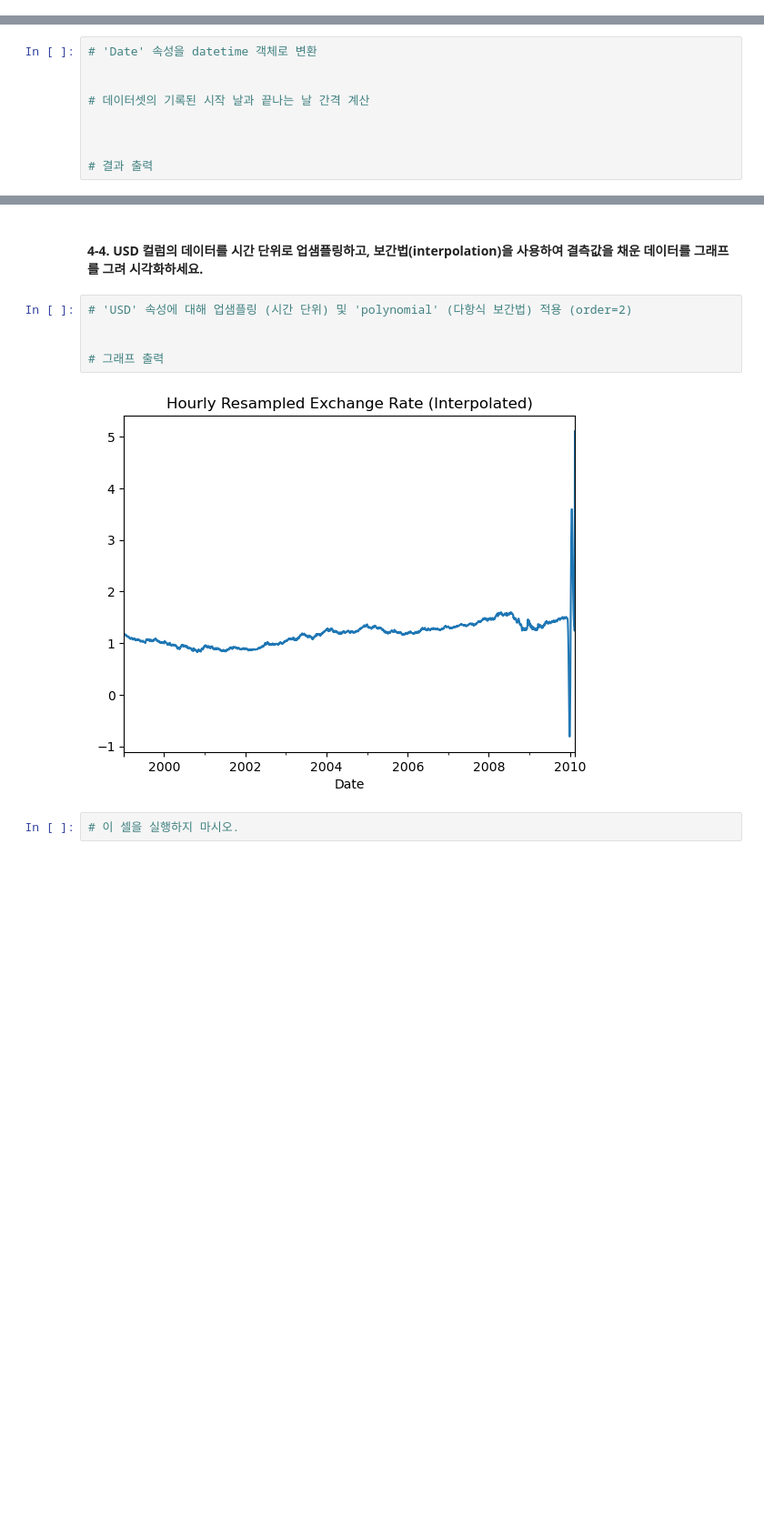
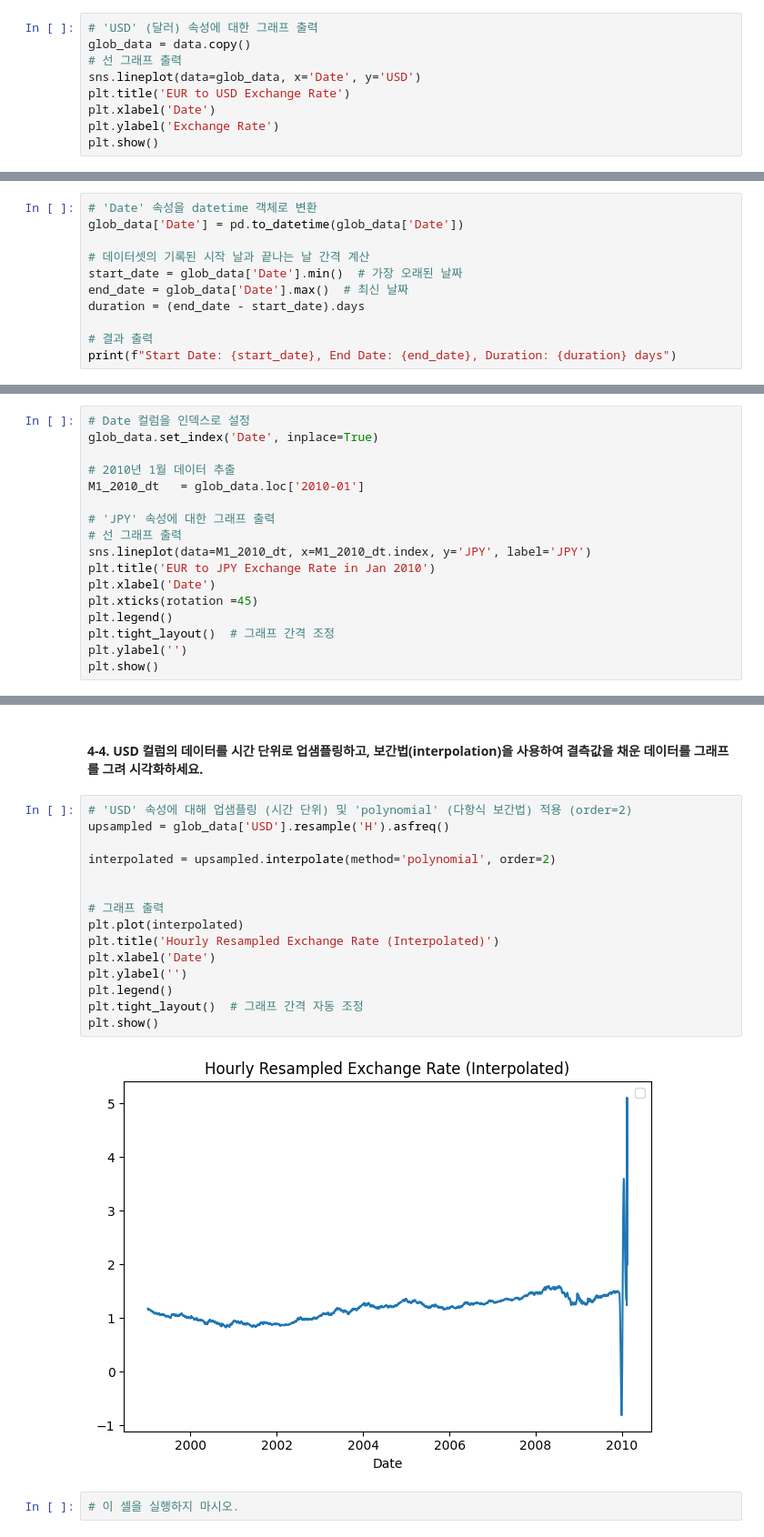
Before and after one commit to skang-koreatech/BasicDataScience_2024-2, a Jupyter notebook: 연습용 폴더/lec13-2_lab_time_series_analysis_assignment07.ipynb, the cells around one changed output, grey strips where cells are left out. Shown at 91% size. Drawn from its saved outputs; the diff is of its cells as text; blank space fills up the shorter version.

```diff
--- a/연습용 폴더/lec13-2_lab_time_series_analysis_assignment07.ipynb
+++ b/연습용 폴더/lec13-2_lab_time_series_analysis_assignment07.ipynb
@@ -271,0 +327,9 @@ data.head(5)
+# %%
+# 'USD' (달러) 속성에 대한 그래프 출력
+glob_data = data.copy()
+# 선 그래프 출력
+sns.lineplot(data=glob_data, x='Date', y='USD')
+plt.title('EUR to USD Exchange Rate')
+plt.xlabel('Date')
+plt.ylabel('Exchange Rate')
+plt.show()
@@ -277,13 +343,15 @@ data.head(5)
 #### 4-2. 환율 데이터의 가장 오래된 날짜와 최신 날짜를 출력하고, 두 날짜 간의 시간 간격(일 수)을 계산하세요.
 # %%
 # 'Date' 속성을 datetime 객체로 변환
-
+glob_data['Date'] = pd.to_datetime(glob_data['Date'])
 
 # 데이터셋의 기록된 시작 날과 끝나는 날 간격 계산
-
-
+start_date = glob_data['Date'].min()  # 가장 오래된 날짜
+end_date = glob_data['Date'].max()  # 최신 날짜
+duration = (end_date - start_date).days
 
 # 결과 출력
+print(f"Start Date: {start_date}, End Date: {end_date}, Duration: {duration} days")
 # %% [output]
 Start Date: 1999-01-05 00:00:00, End Date: 2010-02-14 00:00:00, Duration: 4058 days
 # %% [raw]
@@ -302,0 +361,17 @@ Start Date: 1999-01-05 00:00:00, End Date: 2010-02-14 00:00:00, Duration: 4058 d
+# %%
+# Date 컬럼을 인덱스로 설정
+glob_data.set_index('Date', inplace=True)
+
+# 2010년 1월 데이터 추출
+M1_2010_dt   = glob_data.loc['2010-01']
+
+# 'JPY' 속성에 대한 그래프 출력
+# 선 그래프 출력
+sns.lineplot(data=M1_2010_dt, x=M1_2010_dt.index, y='JPY', label='JPY')
+plt.title('EUR to JPY Exchange Rate in Jan 2010')
+plt.xlabel('Date')
+plt.xticks(rotation =45)
+plt.legend()
+plt.tight_layout()  # 그래프 간격 조정
+plt.ylabel('')
+plt.show()
@@ -308,11 +385,21 @@ Start Date: 1999-01-05 00:00:00, End Date: 2010-02-14 00:00:00, Duration: 4058 d
 #### 4-4. USD 컬럼의 데이터를 시간 단위로 업샘플링하고, 보간법(interpolation)을 사용하여 결측값을 채운 데이터를 그래프를 그려 시각화하세요.
 # %%
 # 'USD' 속성에 대해 업샘플링 (시간 단위) 및 'polynomial' (다항식 보간법) 적용 (order=2)
+upsampled = glob_data['USD'].resample('H').asfreq()
+
+interpolated = upsampled.interpolate(method='polynomial', order=2)
 
 
 # 그래프 출력
+plt.plot(interpolated)
+plt.title('Hourly Resampled Exchange Rate (Interpolated)')
+plt.xlabel('Date')
+plt.ylabel('')
+plt.legend()
+plt.tight_layout()  # 그래프 간격 자동 조정
+plt.show()
 # %% [output]
-[figure, old version]
+[figure, new version]
 # %%
 # 이 셀을 실행하지 마시오.
 # %% [output]
```
Also changed, not shown: parts of 30 cells of this notebook.
